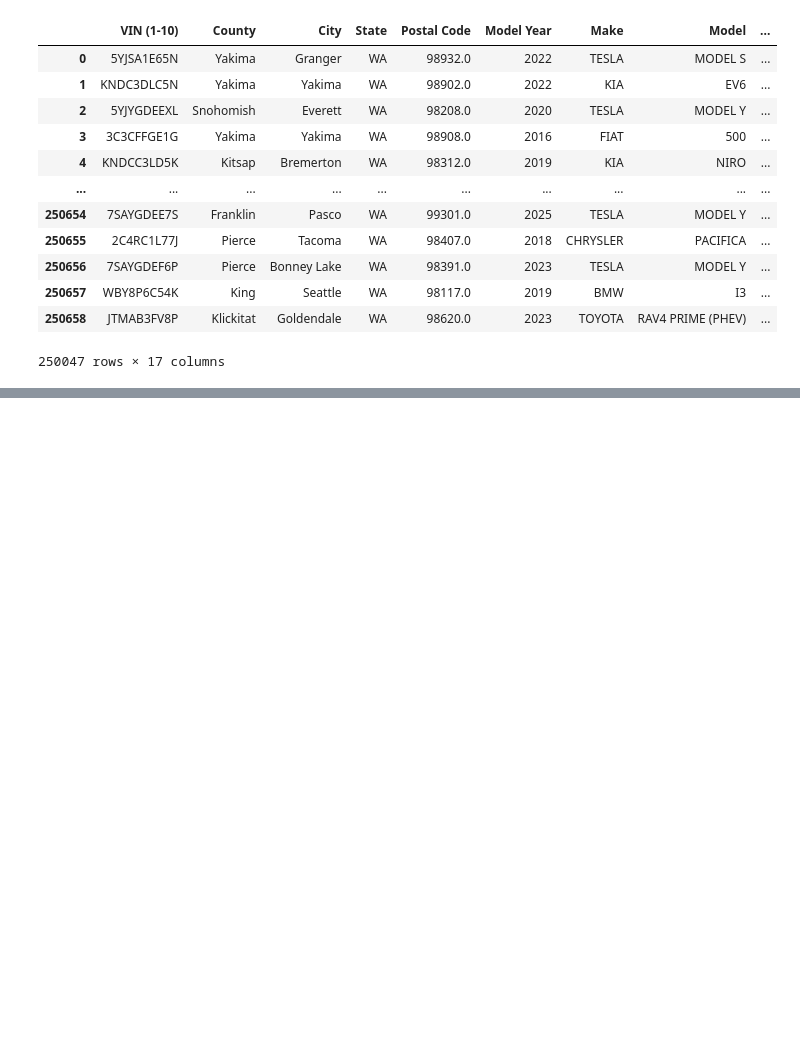
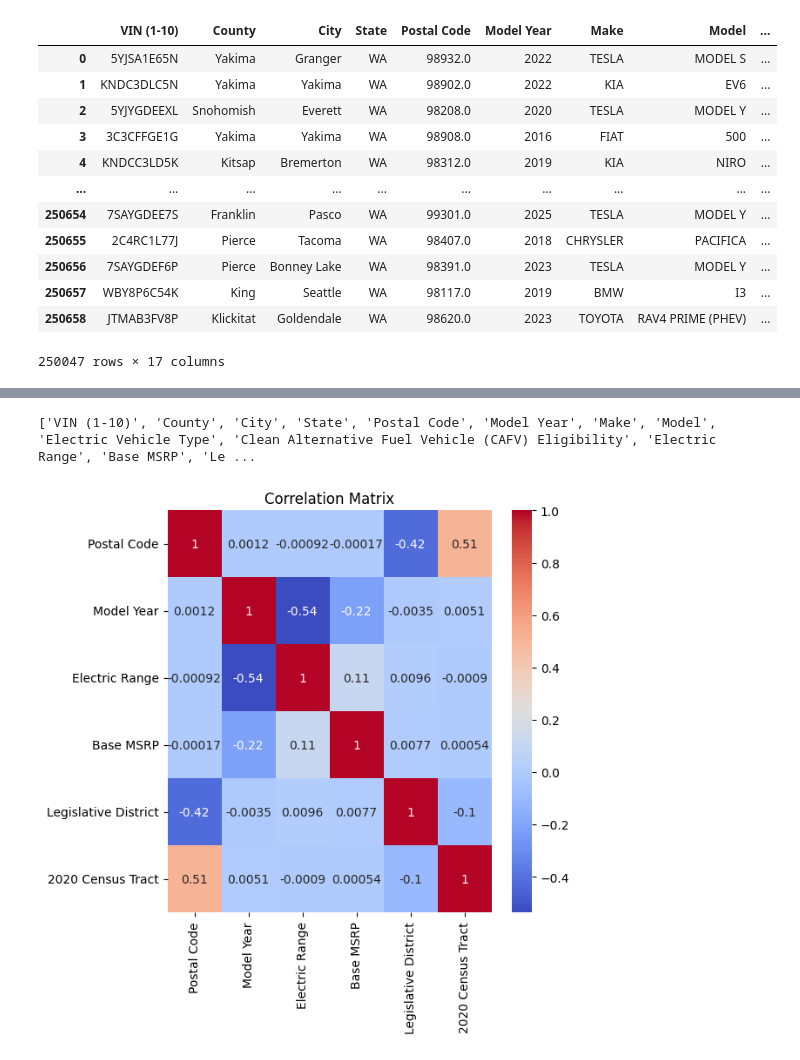
Before and after one commit to Maggieclancy18/maggie-stuff, a Jupyter notebook: my_research_project.ipynb, the cells around one changed output, grey strips where cells are left out. Saved outputs shown, nothing was run; the diff lists cells and outputs as text; code cells hidden in the pictures; blank space fills up the shorter version.

```diff
--- a/my_research_project.ipynb
+++ b/my_research_project.ipynb
@@ -60,0 +181,16 @@ df.dropna()
+# %%
+print(df.columns.tolist())
+# %% [output]
+['VIN (1-10)', 'County', 'City', 'State', 'Postal Code', 'Model Year', 'Make', 'Model', 'Electric Vehicle Type', 'Clean Alternative Fuel Vehicle (CAFV) Eligibility', 'Electric Range', 'Base MSRP', 'Le ...
+# %%
+import seaborn as sns
+import matplotlib.pyplot as plt
+
+plt.figure(figsize=(6, 6))
+df=df.drop(columns = ['DOL Vehicle ID'])
+numeric_cols=df.select_dtypes(include='number').columns
+sns.heatmap(df[numeric_cols].corr(), annot=True, cmap='coolwarm')
+plt.title('Correlation Matrix')
+plt.show()
+# %% [output]
+[figure, added]
```
Also changed, not shown: parts of 41 cells of this notebook.
